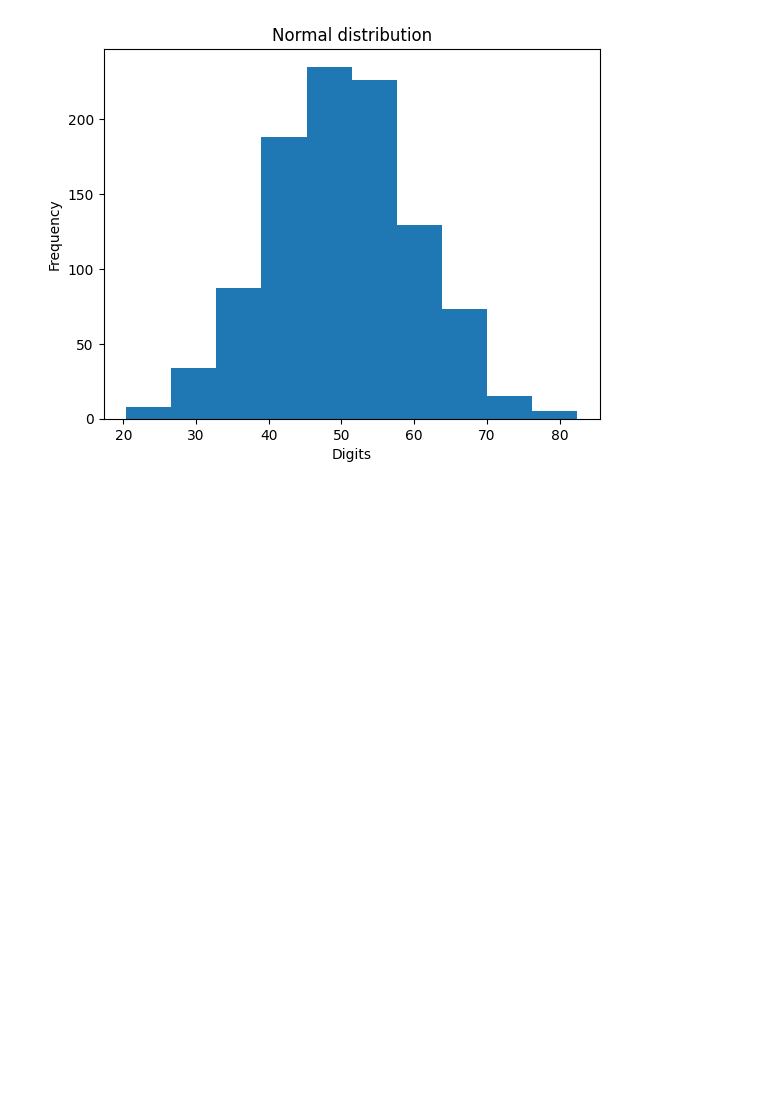
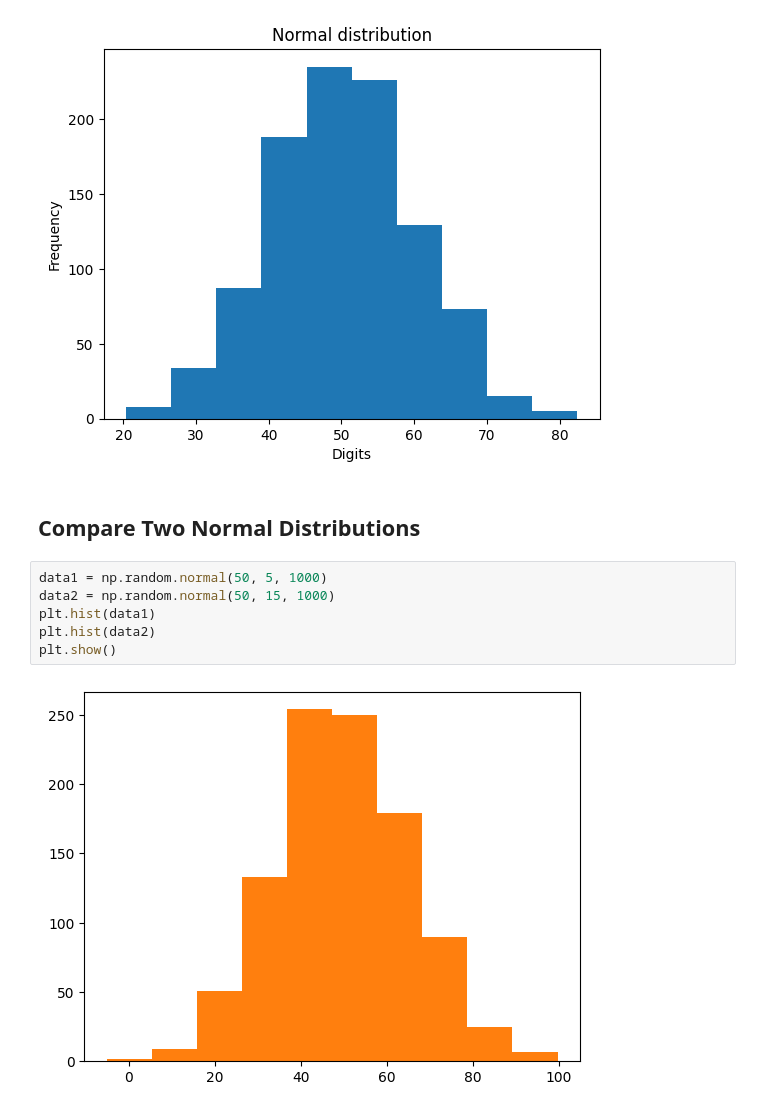
Before and after one commit to wahidali4321/Python-For-Machine-learning-, a Jupyter notebook: Python For machine learning.ipynb, the cells around one changed output. Saved outputs shown, nothing was run; the diff lists cells and outputs as text; blank space fills up the shorter version.

Commit message:
Compare Two Normal Distributions

```diff
--- a/Python For machine learning.ipynb
+++ b/Python For machine learning.ipynb
@@ -939,3 +939,13 @@ plt.hist(data)
 plt.show()
 # %% [output]
 [figure]
+# %% [markdown]
+## Compare Two Normal Distributions
+# %%
+data1 = np.random.normal(50, 5, 1000)
+data2 = np.random.normal(50, 15, 1000)
+plt.hist(data1)
+plt.hist(data2)
+plt.show()
+# %% [output]
+[figure, added]
```
